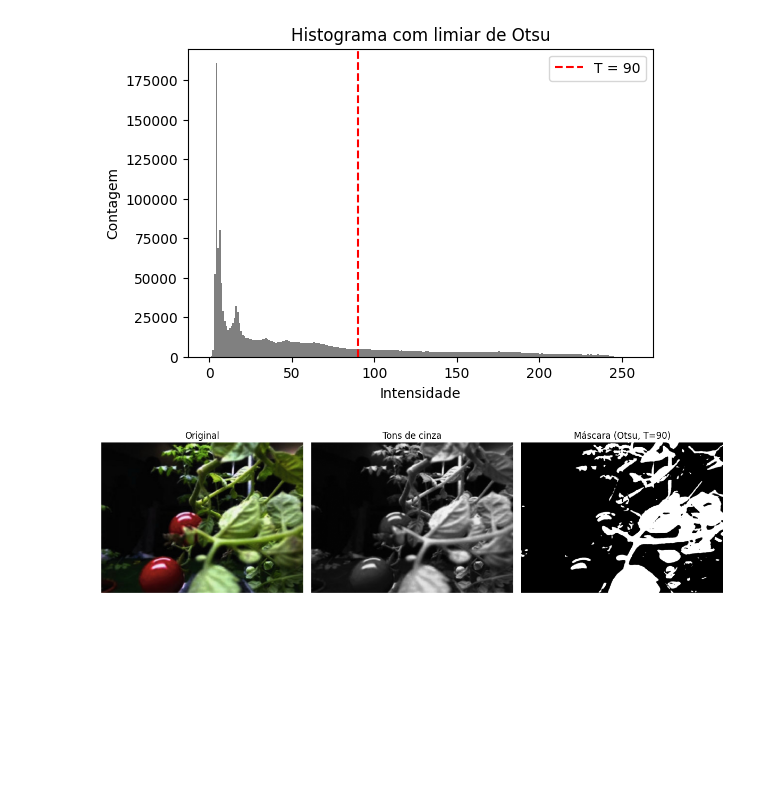
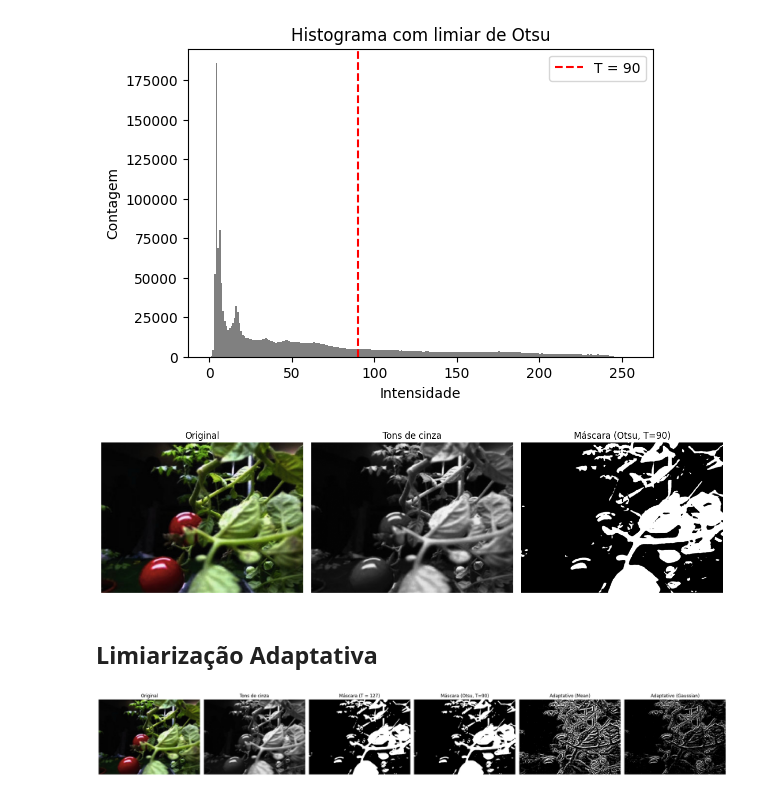
Before and after one commit to m9tzin/segmentation-cvis, a Jupyter notebook: notebook/atividade_segmentacao.ipynb, the cells around one changed output. Saved outputs shown, nothing was run; the diff lists cells and outputs as text; code cells hidden in the pictures; blank space fills up the shorter version.

Commit message:
feat: implement adaptive threshold

```diff
--- a/notebook/atividade_segmentacao.ipynb
+++ b/notebook/atividade_segmentacao.ipynb
@@ -118,3 +119,19 @@ show_side_by_side(
 Limiar de Otsu: 90
 [figure]
 [figure]
+# %% [markdown]
+## Limiarização Adaptativa
+# %%
+img_rgb = load_rgb("tomates-corke.png")  # ajuste o nome do arquivo se necessário
+img_gray = cv2.cvtColor(img_rgb, cv2.COLOR_RGB2GRAY)
+
+#cv2.adaptiveThreshold(img_gray, maxValue, adaptiveMethod, thresholdType, blockSize, C)
+mask_mean = cv2.adaptiveThreshold( img_gray, 255, cv2.ADAPTIVE_THRESH_MEAN_C, cv2.THRESH_BINARY_INV, 11, 2)
+mask_gaussian = cv2.adaptiveThreshold( img_gray, 255, cv2.ADAPTIVE_THRESH_GAUSSIAN_C, cv2.THRESH_BINARY_INV, 11, 2)
+
+show_side_by_side(
+    [img_rgb, img_gray, mask, mask, mask_mean, mask_gaussian],
+    ["Original", "Tons de cinza",f"Máscara (T = {T})", f"Máscara (Otsu, T={t})", "Adaptativo (Mean)", "Adaptativo (Gaussian)"]
+)
+# %% [output]
+[figure, added]
```
Also changed, not shown: parts of 2 cells of this notebook.
